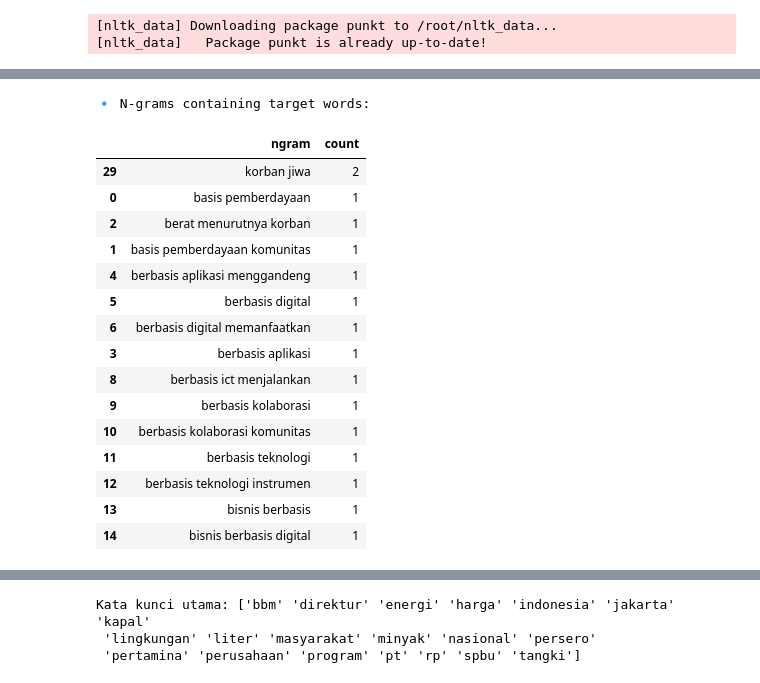
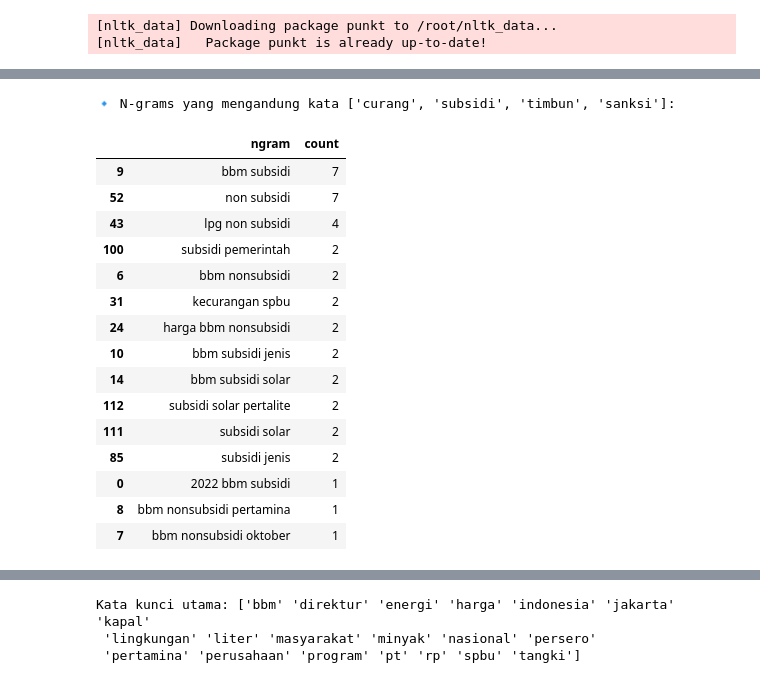
Before and after one commit to yeshaa23/Project-A-Kelompok-4-Pertamina-PBAGenap, a Jupyter notebook: Week_5_PBA_Text_Embedding_Pertamina.ipynb, the cells around one changed output, grey strips where cells are left out. Drawn from its saved outputs; the diff is of its cells as text; code cells hidden in the pictures.

```diff
--- a/Week_5_PBA_Text_Embedding_Pertamina.ipynb
+++ b/Week_5_PBA_Text_Embedding_Pertamina.ipynb
@@ -281,13 +281,20 @@ dtype: float64
 # %%
+import os
+import warnings
+
+# Menyembunyikan pesan peringatan agar output di GitHub bersih
+warnings.filterwarnings("ignore")
+
 import re
 import pandas as pd
 import nltk
 from collections import Counter
 
-nltk.download("punkt")
+# Download modul NLTK secara diam-diam (tanpa progress bar)
+nltk.download("punkt", quiet=True)
 
-# Define lemma roots
-lemmas = ["racun", "basi", "korban", "kejang"]
+# Define lemma roots (Konteks Pertamina)
+lemmas = ["curang", "timbun", "subsidi", "sanksi"]
 
 # Regex patterns to catch variations of each lemma
 patterns = {lemma: re.compile(rf"\b\w*{lemma}\w*\b", re.IGNORECASE) for lemma in lemmas}
@@ -362,7 +373,7 @@ from collections import Counter
 nltk.download("punkt")
 
 # Define lemma roots
-lemmas = ["racun", "basi", "korban", "kejang"]
+lemmas = ["curang", "timbun", "subsidi", "sanksi"]
 
 # Regex patterns to catch variations of each lemma
 patterns = {lemma: re.compile(rf"\b\w*{lemma}\w*\b", re.IGNORECASE) for lemma in lemmas}
@@ -519,50 +551,60 @@ N-grams containing 'beracun' or 'korban':
 # %%
+import warnings
+# Menyembunyikan pesan peringatan agar output di GitHub bersih
+warnings.filterwarnings("ignore")
+
 from sklearn.feature_extraction.text import CountVectorizer
+import nltk
 from nltk.corpus import stopwords
 import pandas as pd
 
-# Target lemma roots
-target_terms = ["racun", "beracun", "basi", "korban", "kejang"]
+# Memastikan stopwords terunduh secara diam-diam (tanpa progress bar)
+nltk.download('stopwords', quiet=True)
+
+# Target lemma roots (Konteks Pertamina)
+target_terms = ["curang", "subsidi", "timbun", "sanksi"]
 
 # Get Indonesian stopwords
 stop_words = set(stopwords.words('indonesian'))
 
 # Use bigrams and trigrams
 vectorizer = CountVectorizer(ngram_range=(2,3), stop_words=list(stop_words))
-X = vectorizer.fit_transform(df['Konten'].dropna())
+
+# Pastikan data berupa string saat di-fit transform
+X = vectorizer.fit_transform(df['Konten'].dropna().astype(str))
 
 # Map n-grams to frequencies
 ngram_counts = X.sum(axis=0).A1
 ngram_freq = dict(zip(vectorizer.get_feature_names_out(), ngram_counts))
 
 # Filter only those containing target terms
 matches = {ng: count for ng, count in ngram_freq.items()
            if any(term in ng for term in target_terms)}
 
 # Convert to DataFrame
 df_ngram_matches = pd.DataFrame(matches.items(), columns=["ngram", "count"]) \
                     .sort_values(by="count", ascending=False)
 
-print("🔹 N-grams containing target words:")
+print(f"🔹 N-grams yang mengandung kata {target_terms}:")
 display(df_ngram_matches.head(15))
 # %% [output]
-🔹 N-grams containing target words:
+🔹 N-grams yang mengandung kata ['curang', 'subsidi', 'timbun', 'sanksi']:
 |  | ngram | count |
-| 29 | korban jiwa | 2 |
-| 0 | basis pemberdayaan | 1 |
-| 2 | berat menurutnya korban | 1 |
-| 1 | basis pemberdayaan komunitas | 1 |
-| 4 | berbasis aplikasi menggandeng | 1 |
-| 5 | berbasis digital | 1 |
-| 6 | berbasis digital memanfaatkan | 1 |
-| 3 | berbasis aplikasi | 1 |
-| 8 | berbasis ict menjalankan | 1 |
-| 9 | berbasis kolaborasi | 1 |
-| 10 | berbasis kolaborasi komunitas | 1 |
-| 11 | berbasis teknologi | 1 |
-| 12 | berbasis teknologi instrumen | 1 |
-| 13 | bisnis berbasis | 1 |
-| 14 | bisnis berbasis digital | 1 |
+| 9 | bbm subsidi | 7 |
+| 52 | non subsidi | 7 |
+| 43 | lpg non subsidi | 4 |
+| 100 | subsidi pemerintah | 2 |
+| 6 | bbm nonsubsidi | 2 |
+| 31 | kecurangan spbu | 2 |
+| 24 | harga bbm nonsubsidi | 2 |
+| 10 | bbm subsidi jenis | 2 |
+| 14 | bbm subsidi solar | 2 |
+| 112 | subsidi solar pertalite | 2 |
+| 111 | subsidi solar | 2 |
+| 85 | subsidi jenis | 2 |
+| 0 | 2022 bbm subsidi | 1 |
+| 8 | bbm nonsubsidi pertamina | 1 |
+| 7 | bbm nonsubsidi oktober | 1 |
 # %%
 # Split ngrams into individual tokens and explode into rows
 df_ngram_split = df_ngram_matches.copy()
```
Also changed, not shown: parts of 17 cells of this notebook, 1 other file.
